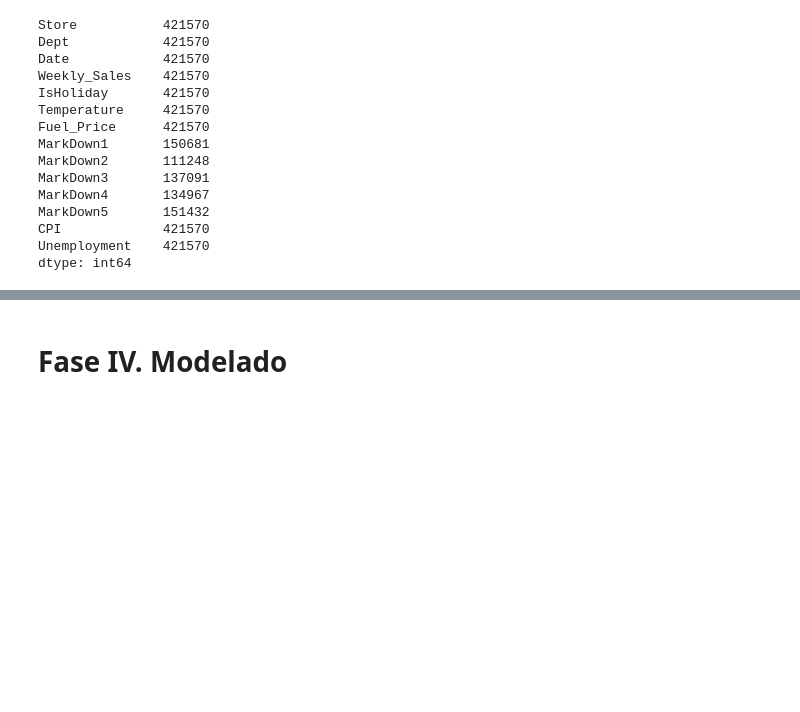
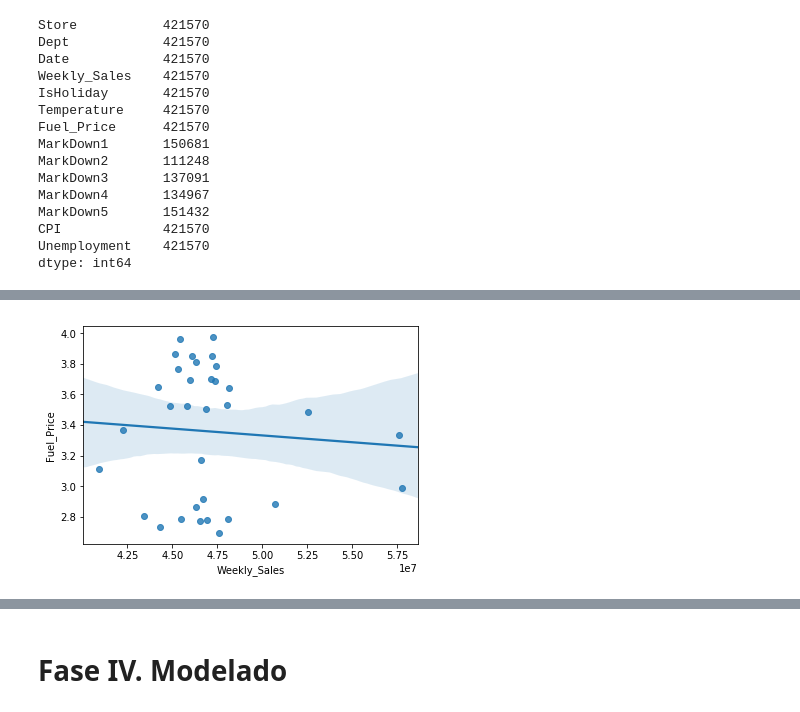
Before and after one commit to ccolado/master-big-data-walmart, a Jupyter notebook: Walmart.ipynb, the cells around one changed output, grey strips where cells are left out. Drawn from its saved outputs; the diff is of its cells as text; code cells hidden in the pictures; blank space fills up the shorter version.

```diff
--- a/Walmart.ipynb
+++ b/Walmart.ipynb
@@ -510,0 +523,9 @@ import seaborn as sns
+# %%
+sales_complete_by_date = clean_walmart_dataset[["Date_Formatted", "Weekly_Sales"]].groupby(["Date_Formatted"]).sum()
+sales_complete_by_date_monthly = sales_complete_by_date.resample('M').mean()
+mean_fuelprice_by_date_monthly = mean_fuelprice_by_date.resample('M').mean()
+fuel_sales_merged=pd.merge(sales_complete_by_date_monthly, mean_fuelprice_by_date_monthly, left_index=True, right_index=True)
+import seaborn as sns
+_ = sns.regplot(x="Weekly_Sales", y="Fuel_Price", data=fuel_sales_merged)
+# %% [output]
+[figure, added]
```
Also changed, not shown: parts of 20 cells of this notebook.
